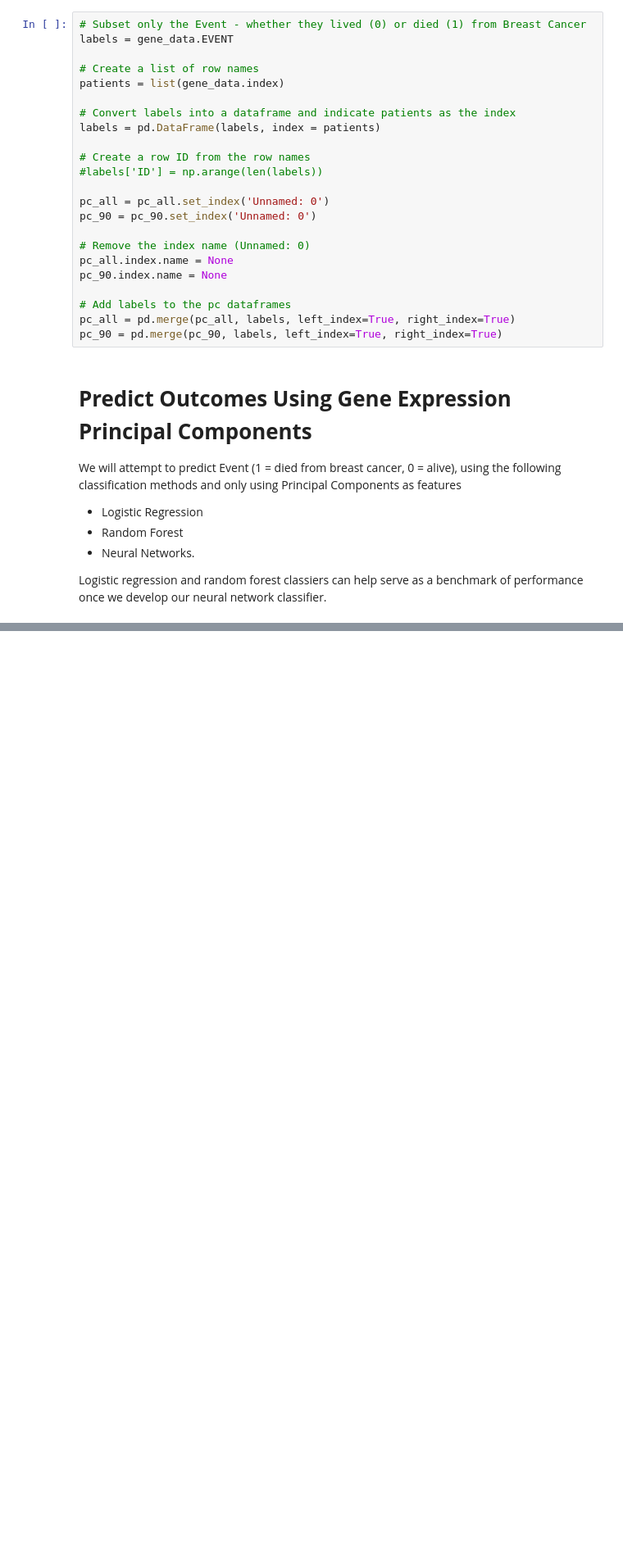
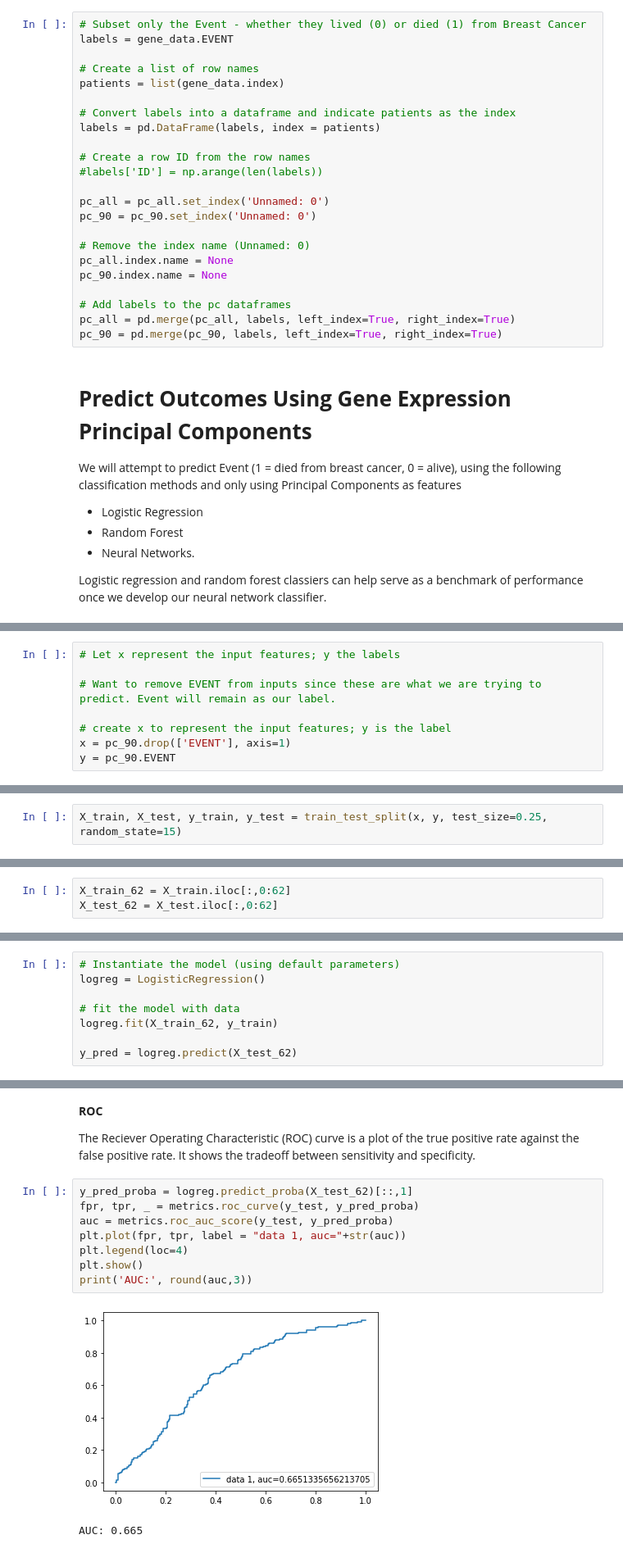
Before and after one commit to meghutch/Breast-Cancer-Classification-Clinical-Genomic, a Jupyter notebook: Principal_Component_Analysis.ipynb, the cells around one changed output, grey strips where cells are left out. Shown at 82% size. Drawn from its saved outputs; the diff is of its cells as text; blank space fills up the shorter version.

Commit message:
Run Experiments using Logistic Regression and Random Forest Classifiers

```diff
--- a/Principal_Component_Analysis.ipynb
+++ b/Principal_Component_Analysis.ipynb
@@ -115,0 +122,8 @@ Logistic regression and random forest classiers can help serve as a benchmark of
+# %%
+# Let x represent the input features; y the labels
+
+# Want to remove EVENT from inputs since these are what we are trying to predict. Event will remain as our label.
+
+# create x to represent the input features; y is the label
+x = pc_90.drop(['EVENT'], axis=1)
+y = pc_90.EVENT
@@ -115,0 +132,2 @@ Logistic regression and random forest classiers can help serve as a benchmark of
+# %%
+X_train, X_test, y_train, y_test = train_test_split(x, y, test_size=0.25, random_state=15)
@@ -115,0 +180,3 @@ Logistic regression and random forest classiers can help serve as a benchmark of
+# %%
+X_train_62 = X_train.iloc[:,0:62]
+X_test_62 = X_test.iloc[:,0:62]
@@ -115,0 +185,8 @@ Logistic regression and random forest classiers can help serve as a benchmark of
+# %%
+# Instantiate the model (using default parameters)
+logreg = LogisticRegression()
+
+# fit the model with data
+logreg.fit(X_train_62, y_train)
+
+y_pred = logreg.predict(X_test_62)
@@ -115,0 +214,15 @@ Logistic regression and random forest classiers can help serve as a benchmark of
+# %% [markdown]
+**ROC**
+
+The Reciever Operating Characteristic (ROC) curve is a plot of the true positive rate against the false positive rate. It shows the tradeoff between sensitivity and specificity.
+# %%
+y_pred_proba = logreg.predict_proba(X_test_62)[::,1]
+fpr, tpr, _ = metrics.roc_curve(y_test, y_pred_proba)
+auc = metrics.roc_auc_score(y_test, y_pred_proba)
+plt.plot(fpr, tpr, label = "data 1, auc="+str(auc))
+plt.legend(loc=4)
+plt.show()
+print('AUC:', round(auc,3))
+# %% [output]
+[figure, added]
+AUC: 0.665
```
Also changed, not shown: parts of 89 cells of this notebook.
